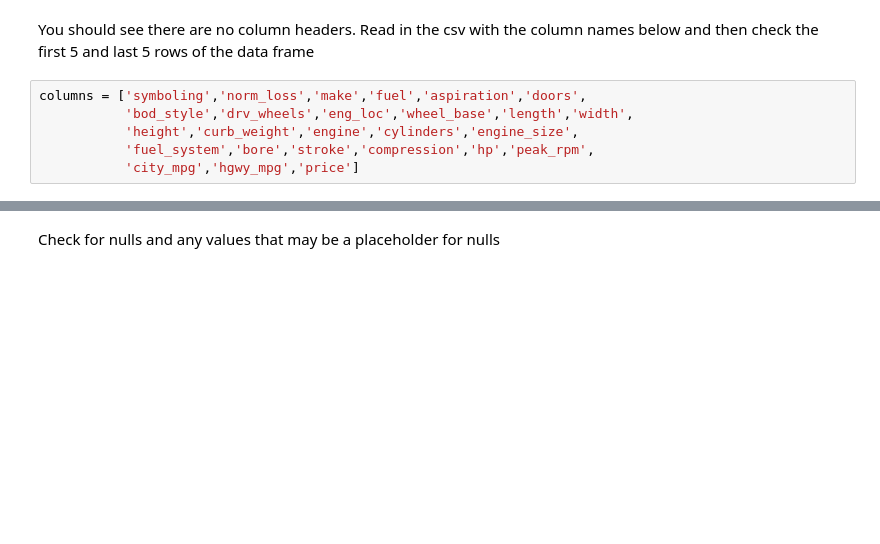
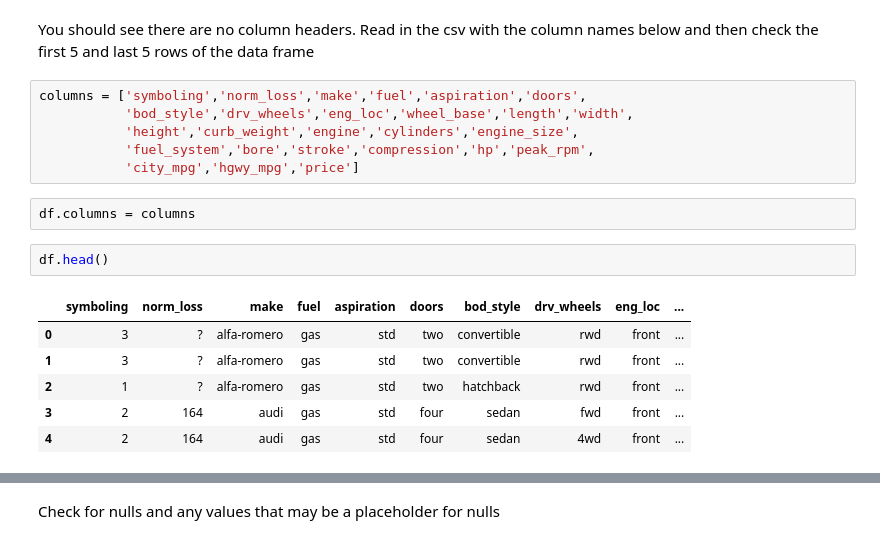
Before and after one commit to ekoly/Study-Guides, a Jupyter notebook: Unit_1_Sprint_1_Data_Wrangling_and_Visualizations_Study_Guide.ipynb, the cells around one changed output, grey strips where cells are left out. Saved outputs shown, nothing was run; the diff lists cells and outputs as text; blank space fills up the shorter version.

```diff
--- a/Unit_1_Sprint_1_Data_Wrangling_and_Visualizations_Study_Guide.ipynb
+++ b/Unit_1_Sprint_1_Data_Wrangling_and_Visualizations_Study_Guide.ipynb
@@ -42,3 +52,14 @@ columns = ['symboling','norm_loss','make','fuel','aspiration','doors',
            'height','curb_weight','engine','cylinders','engine_size',
            'fuel_system','bore','stroke','compression','hp','peak_rpm',
            'city_mpg','hgwy_mpg','price']
+# %%
+df.columns = columns
+# %%
+df.head()
+# %% [output]
+|  | symboling | norm_loss | make | fuel | aspiration | doors | bod_style | drv_wheels | eng_loc | ... |
+| 0 | 3 | ? | alfa-romero | gas | std | two | convertible | rwd | front | ... |
+| 1 | 3 | ? | alfa-romero | gas | std | two | convertible | rwd | front | ... |
+| 2 | 1 | ? | alfa-romero | gas | std | two | hatchback | rwd | front | ... |
+| 3 | 2 | 164 | audi | gas | std | four | sedan | fwd | front | ... |
+| 4 | 2 | 164 | audi | gas | std | four | sedan | 4wd | front | ... |
```
Also changed, not shown: parts of 6 cells of this notebook.
